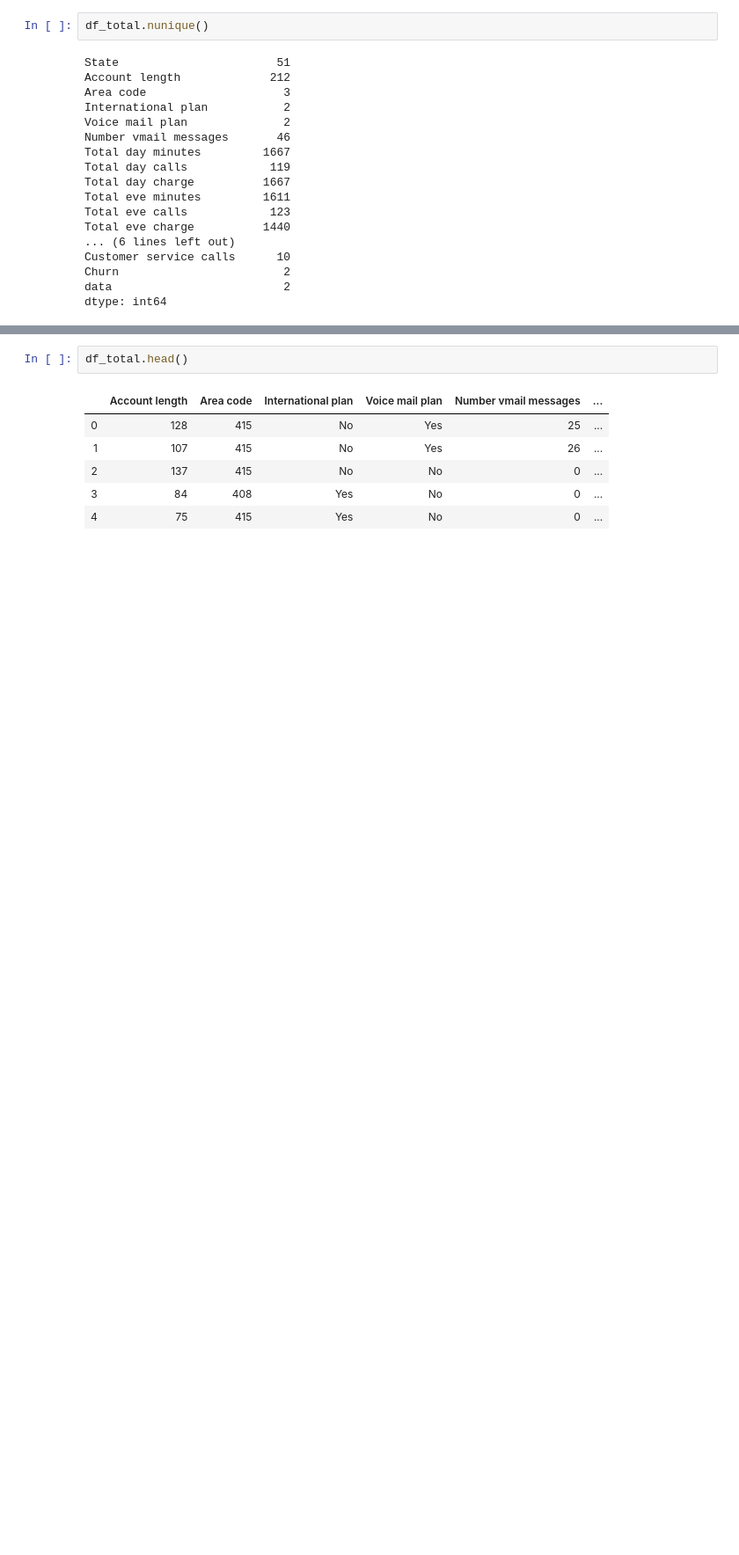
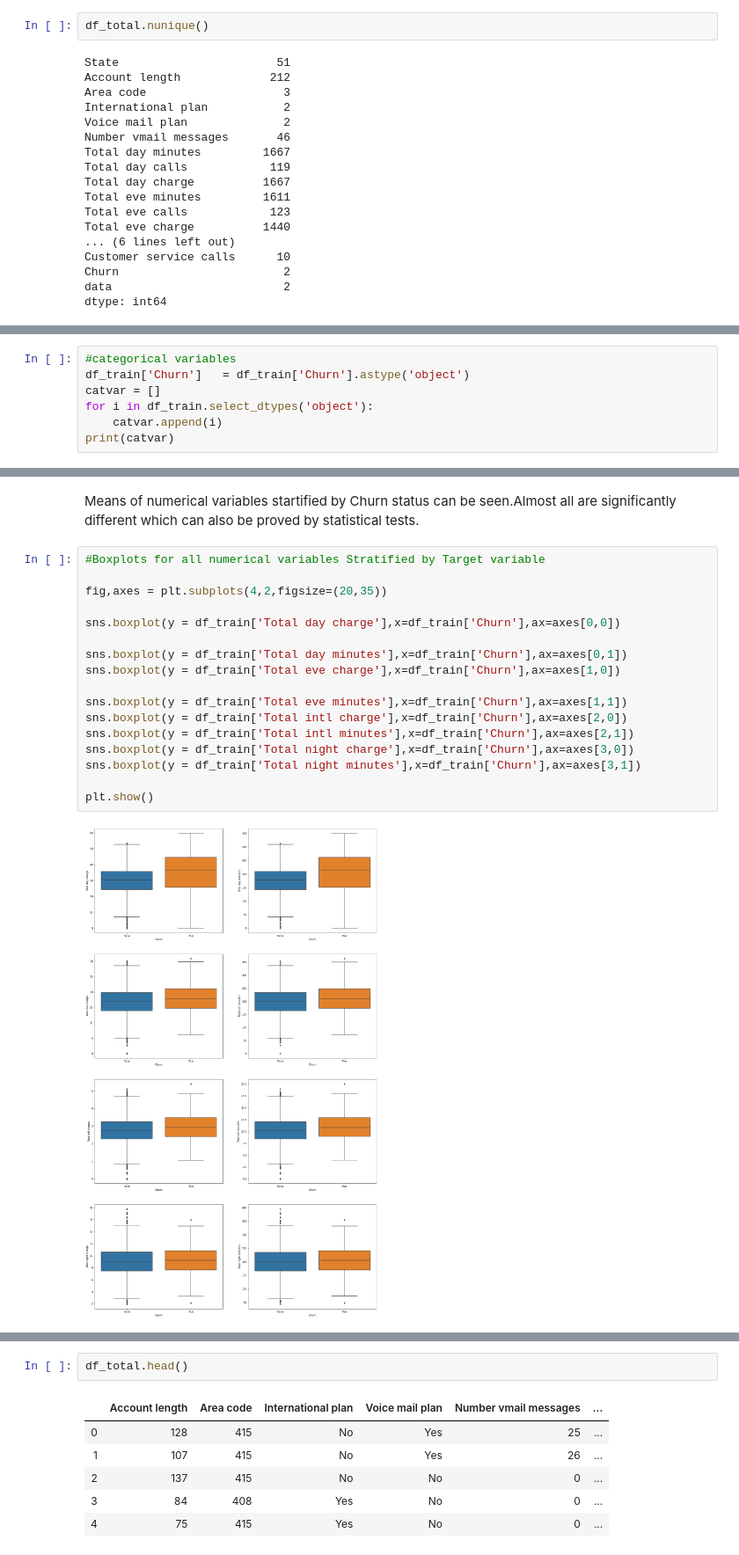
Before and after one commit to Niranjan2909/Telecom-Churn, a Jupyter notebook: Telecom Churn .ipynb, the cells around one changed output, grey strips where cells are left out. Shown at 88% size. Saved outputs shown, nothing was run; the diff lists cells and outputs as text; blank space fills up the shorter version.

```diff
--- a/Telecom Churn .ipynb
+++ b/Telecom Churn .ipynb
@@ -160,0 +130,7 @@ sns.heatmap(df_total.corr())
+# %%
+#categorical variables
+df_train['Churn']   = df_train['Churn'].astype('object')
+catvar = []
+for i in df_train.select_dtypes('object'):
+    catvar.append(i)
+print(catvar)
@@ -160,0 +147,21 @@ sns.heatmap(df_total.corr())
+# %% [markdown]
+Means of numerical variables startified by Churn status can be seen.Almost all are significantly different which can also be proved by statistical tests.
+# %%
+#Boxplots for all numerical variables Stratified by Target variable
+
+fig,axes = plt.subplots(4,2,figsize=(20,35))
+
+sns.boxplot(y = df_train['Total day charge'],x=df_train['Churn'],ax=axes[0,0])
+
+sns.boxplot(y = df_train['Total day minutes'],x=df_train['Churn'],ax=axes[0,1])
+sns.boxplot(y = df_train['Total eve charge'],x=df_train['Churn'],ax=axes[1,0])
+
+sns.boxplot(y = df_train['Total eve minutes'],x=df_train['Churn'],ax=axes[1,1])
+sns.boxplot(y = df_train['Total intl charge'],x=df_train['Churn'],ax=axes[2,0])
+sns.boxplot(y = df_train['Total intl minutes'],x=df_train['Churn'],ax=axes[2,1])
+sns.boxplot(y = df_train['Total night charge'],x=df_train['Churn'],ax=axes[3,0])
+sns.boxplot(y = df_train['Total night minutes'],x=df_train['Churn'],ax=axes[3,1])
+
+plt.show()
+# %% [output]
+[figure, added]
```
Also changed, not shown: parts of 54 cells of this notebook.
